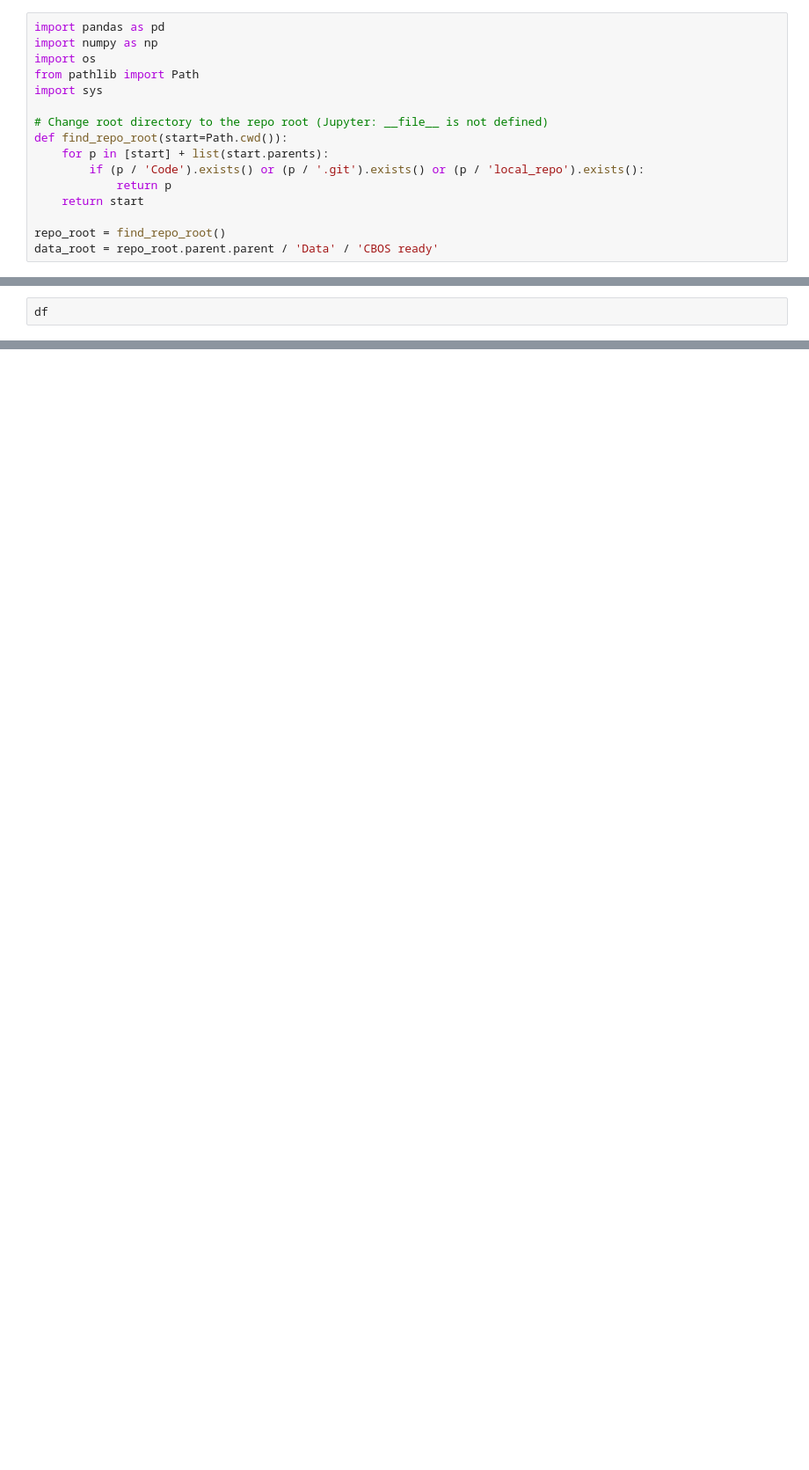
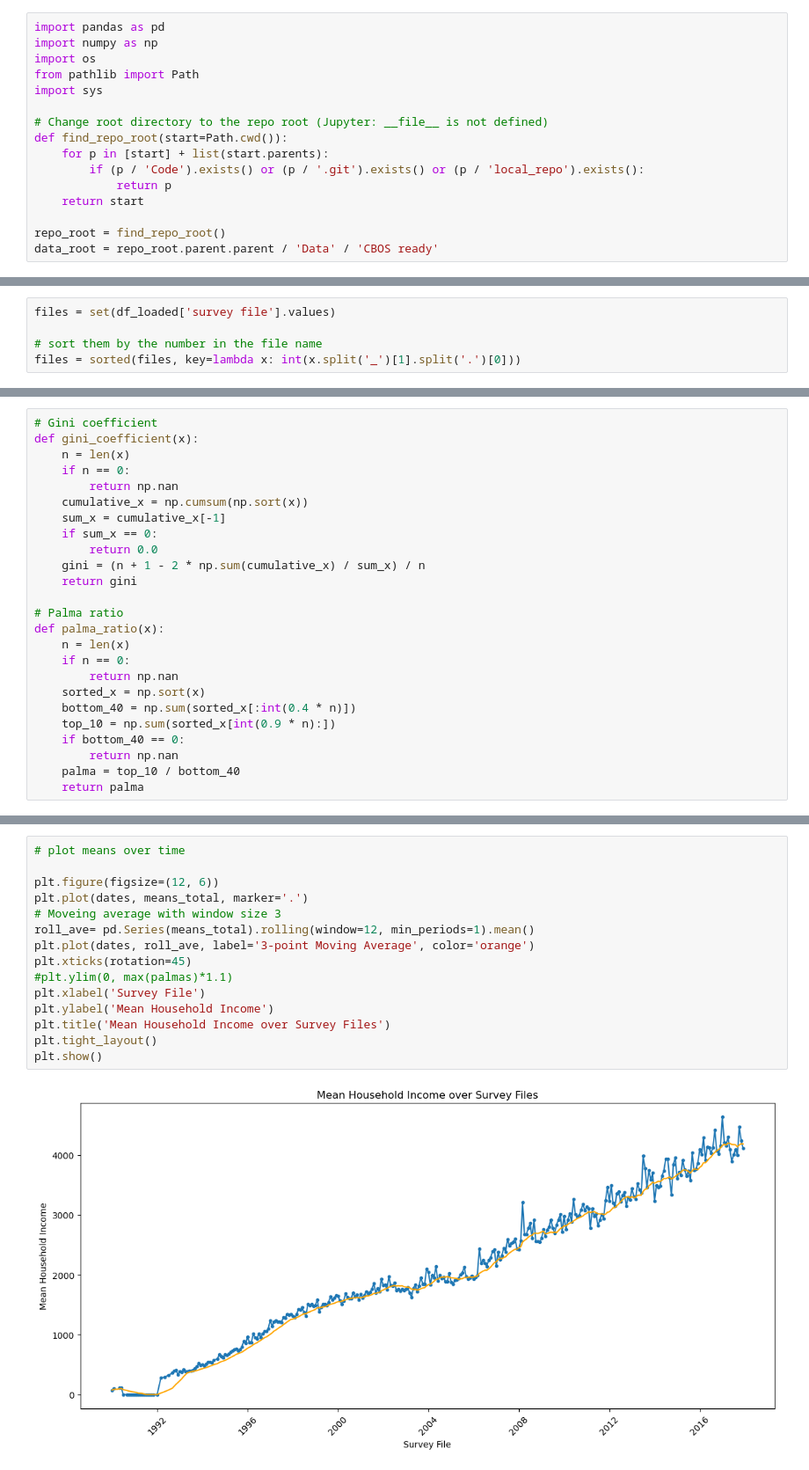
Before and after one commit to jendrkk/LRDWI-Paper, a Jupyter notebook: Code/analysis/01_basic_analysis.ipynb, the cells around one changed output, grey strips where cells are left out. Shown at 88% size. Saved outputs shown, nothing was run; the diff lists cells and outputs as text; blank space fills up the shorter version.

```diff
--- a/Code/analysis/01_basic_analysis.ipynb
+++ b/Code/analysis/01_basic_analysis.ipynb
@@ -20,2 +21,5 @@ df = pd.read_csv(data_root / 'CBOS_data_cleaned.csv')
 # %%
-df
+files = set(df_loaded['survey file'].values)
+
+# sort them by the number in the file name
+files = sorted(files, key=lambda x: int(x.split('_')[1].split('.')[0]))
@@ -35,0 +26,25 @@ df
+# %%
+# Gini coefficient
+def gini_coefficient(x):
+    n = len(x)
+    if n == 0:
+        return np.nan
+    cumulative_x = np.cumsum(np.sort(x))
+    sum_x = cumulative_x[-1]
+    if sum_x == 0:
+        return 0.0
+    gini = (n + 1 - 2 * np.sum(cumulative_x) / sum_x) / n
+    return gini
+
+# Palma ratio
+def palma_ratio(x):
+    n = len(x)
+    if n == 0:
+        return np.nan
+    sorted_x = np.sort(x)
+    bottom_40 = np.sum(sorted_x[:int(0.4 * n)])
+    top_10 = np.sum(sorted_x[int(0.9 * n):])
+    if bottom_40 == 0:
+        return np.nan
+    palma = top_10 / bottom_40
+    return palma
@@ -35,0 +128,17 @@ df
+# %%
+# plot means over time
+
+plt.figure(figsize=(12, 6))
+plt.plot(dates, means_total, marker='.')
+# Moveing average with window size 3
+roll_ave= pd.Series(means_total).rolling(window=12, min_periods=1).mean()
+plt.plot(dates, roll_ave, label='3-point Moving Average', color='orange')
+plt.xticks(rotation=45)
+#plt.ylim(0, max(palmas)*1.1)
+plt.xlabel('Survey File')
+plt.ylabel('Mean Household Income')
+plt.title('Mean Household Income over Survey Files')
+plt.tight_layout()
+plt.show()
+# %% [output]
+[figure, added]
```
Also changed, not shown: parts of 17 cells of this notebook, 4 other files.
